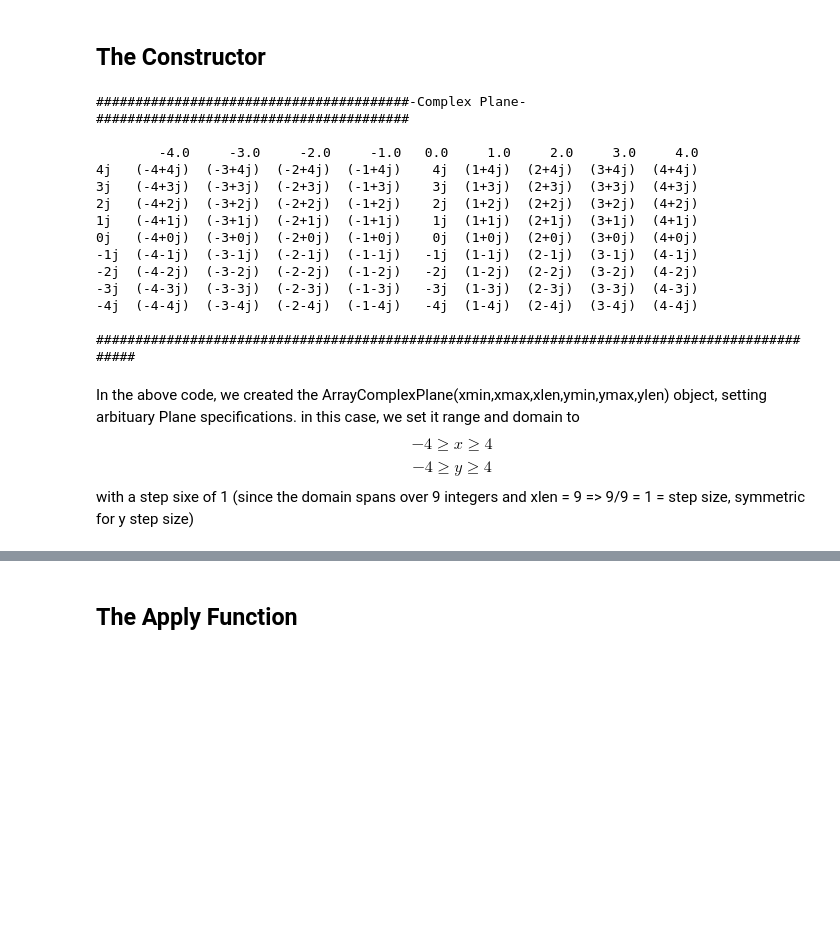
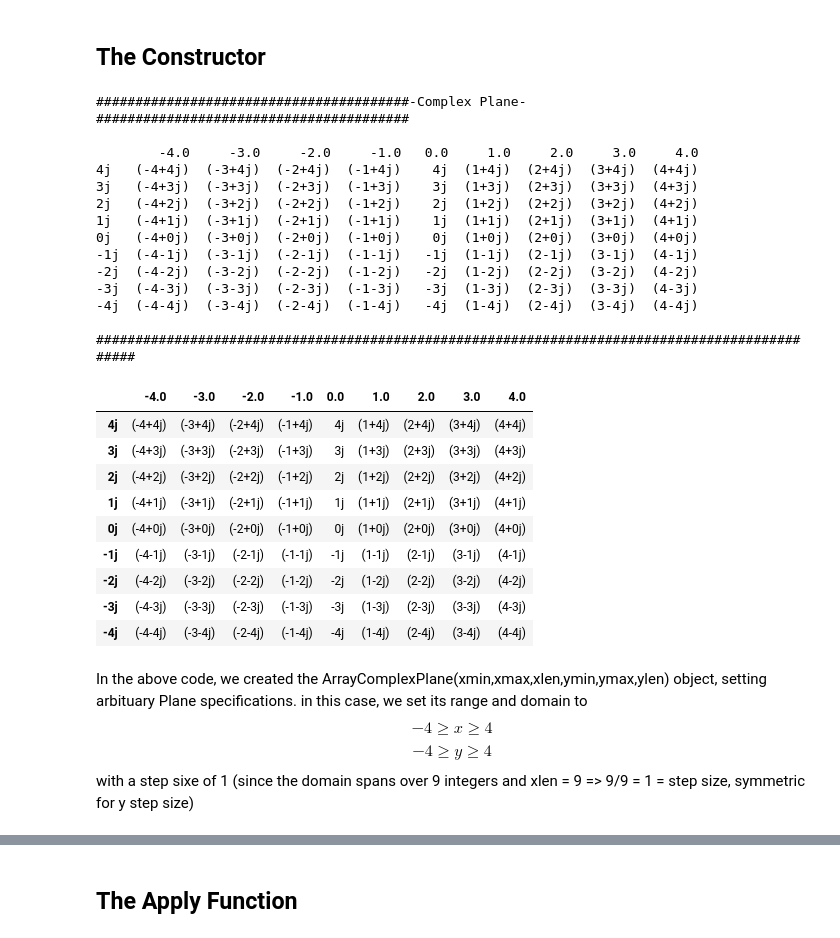
Before and after one commit to chapman-cs510-2017f/cw-06-cw05-tim-evan, a Jupyter notebook: cplane-np.ipynb, the cells around one changed output, grey strips where cells are left out. Drawn from its saved outputs; the diff is of its cells as text; code cells hidden in the pictures; blank space fills up the shorter version.

```diff
--- a/cplane-np.ipynb
+++ b/cplane-np.ipynb
@@ -9,23 +10,34 @@ import sympy as sp
 # %%
 myPlane = cp.ArrayComplexPlane(-4,4,9,-4,4,9)
 myPlane.printPlane()
+myPlane.getPlane()
 # %% [output]
 ########################################-Complex Plane-########################################
 
         -4.0     -3.0     -2.0     -1.0   0.0     1.0     2.0     3.0     4.0
 4j   (-4+4j)  (-3+4j)  (-2+4j)  (-1+4j)    4j  (1+4j)  (2+4j)  (3+4j)  (4+4j)
 3j   (-4+3j)  (-3+3j)  (-2+3j)  (-1+3j)    3j  (1+3j)  (2+3j)  (3+3j)  (4+3j)
 2j   (-4+2j)  (-3+2j)  (-2+2j)  (-1+2j)    2j  (1+2j)  (2+2j)  (3+2j)  (4+2j)
 1j   (-4+1j)  (-3+1j)  (-2+1j)  (-1+1j)    1j  (1+1j)  (2+1j)  (3+1j)  (4+1j)
 0j   (-4+0j)  (-3+0j)  (-2+0j)  (-1+0j)    0j  (1+0j)  (2+0j)  (3+0j)  (4+0j)
 -1j  (-4-1j)  (-3-1j)  (-2-1j)  (-1-1j)   -1j  (1-1j)  (2-1j)  (3-1j)  (4-1j)
 -2j  (-4-2j)  (-3-2j)  (-2-2j)  (-1-2j)   -2j  (1-2j)  (2-2j)  (3-2j)  (4-2j)
 -3j  (-4-3j)  (-3-3j)  (-2-3j)  (-1-3j)   -3j  (1-3j)  (2-3j)  (3-3j)  (4-3j)
 -4j  (-4-4j)  (-3-4j)  (-2-4j)  (-1-4j)   -4j  (1-4j)  (2-4j)  (3-4j)  (4-4j)
 
 ###############################################################################################
+|  | -4.0 | -3.0 | -2.0 | -1.0 | 0.0 | 1.0 | 2.0 | 3.0 | 4.0 |
+| 4j | (-4+4j) | (-3+4j) | (-2+4j) | (-1+4j) | 4j | (1+4j) | (2+4j) | (3+4j) | (4+4j) |
+| 3j | (-4+3j) | (-3+3j) | (-2+3j) | (-1+3j) | 3j | (1+3j) | (2+3j) | (3+3j) | (4+3j) |
+| 2j | (-4+2j) | (-3+2j) | (-2+2j) | (-1+2j) | 2j | (1+2j) | (2+2j) | (3+2j) | (4+2j) |
+| 1j | (-4+1j) | (-3+1j) | (-2+1j) | (-1+1j) | 1j | (1+1j) | (2+1j) | (3+1j) | (4+1j) |
+| 0j | (-4+0j) | (-3+0j) | (-2+0j) | (-1+0j) | 0j | (1+0j) | (2+0j) | (3+0j) | (4+0j) |
+| -1j | (-4-1j) | (-3-1j) | (-2-1j) | (-1-1j) | -1j | (1-1j) | (2-1j) | (3-1j) | (4-1j) |
+| -2j | (-4-2j) | (-3-2j) | (-2-2j) | (-1-2j) | -2j | (1-2j) | (2-2j) | (3-2j) | (4-2j) |
+| -3j | (-4-3j) | (-3-3j) | (-2-3j) | (-1-3j) | -3j | (1-3j) | (2-3j) | (3-3j) | (4-3j) |
+| -4j | (-4-4j) | (-3-4j) | (-2-4j) | (-1-4j) | -4j | (1-4j) | (2-4j) | (3-4j) | (4-4j) |
 # %% [markdown]
-In the above code, we created the ArrayComplexPlane(xmin,xmax,xlen,ymin,ymax,ylen) object, setting arbituary Plane specifications. in this case, we set it range and domain to
+In the above code, we created the ArrayComplexPlane(xmin,xmax,xlen,ymin,ymax,ylen) object, setting arbituary Plane specifications. in this case, we set its range and domain to
     $$ -4 \ge x \ge 4 $$
     $$ -4 \ge y \ge 4 $$
 with a step sixe of 1 (since the domain spans over 9 integers and xlen = 9 => 9/9 = 1 = step size, symmetric for y step size)
```
Also changed, not shown: parts of 10 cells of this notebook.
